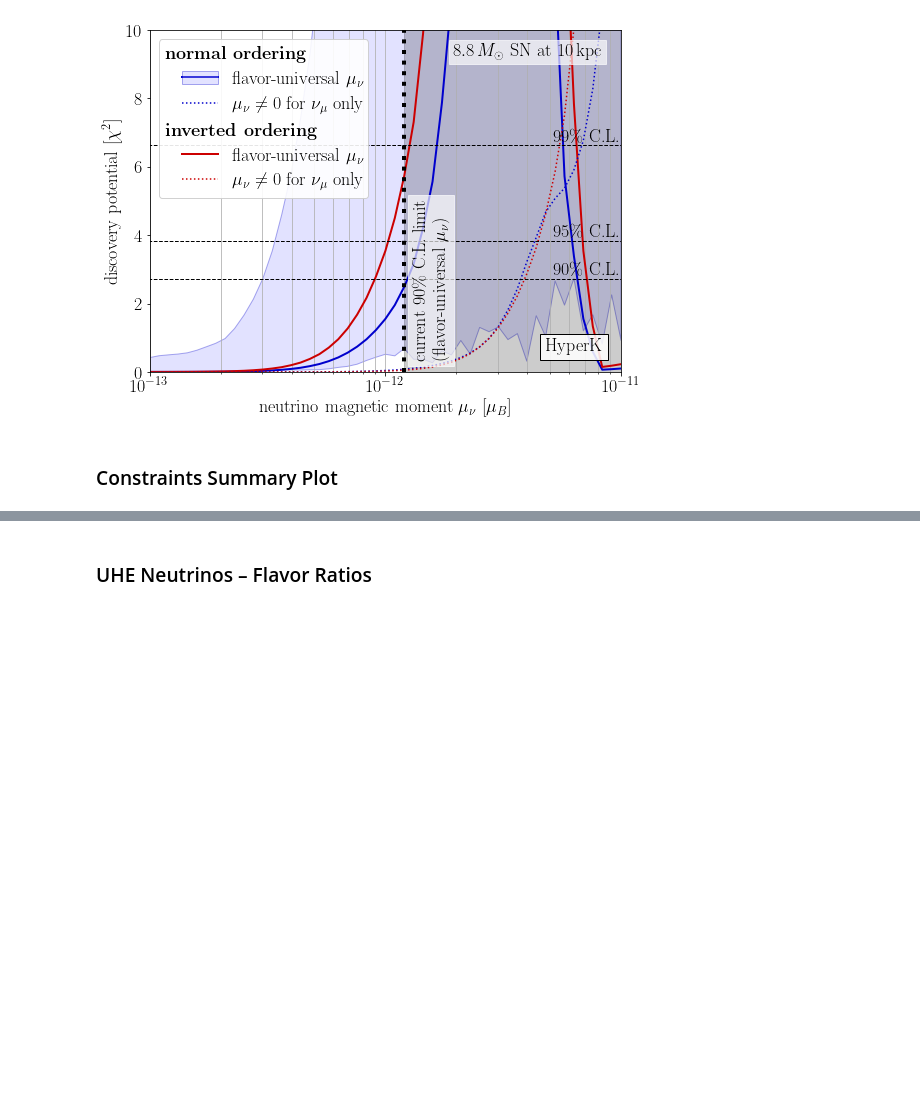
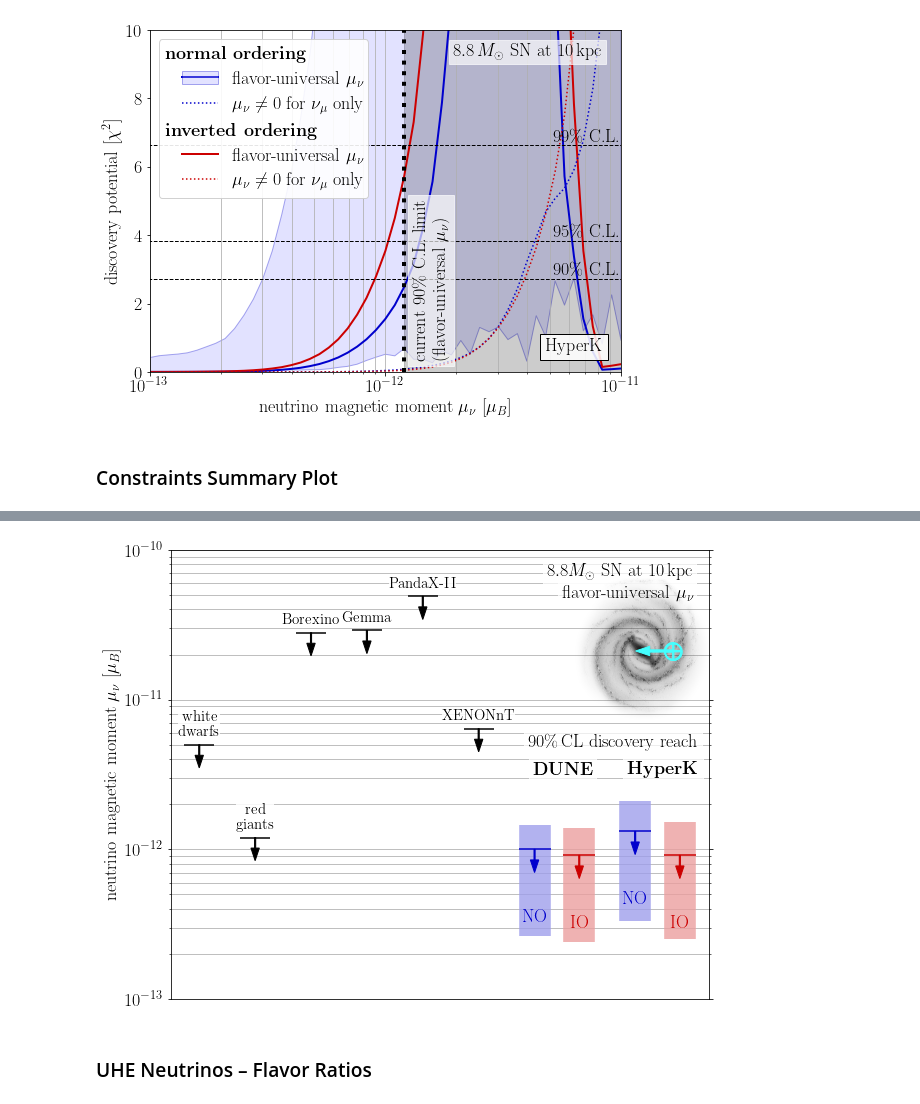
Before and after one commit to koppj/mm-astro-nu, a Jupyter notebook: SN_detection_turbulent.ipynb, the cells around one changed output, grey strips where cells are left out. Drawn from its saved outputs; the diff is of its cells as text; code cells hidden in the pictures; blank space fills up the shorter version.

```diff
--- a/SN_detection_turbulent.ipynb
+++ b/SN_detection_turbulent.ipynb
@@ -674,3 +605,94 @@ NameError: name 'mc' is not defined
+# %%
+limits = np.loadtxt('data/current-limits.dat')
+labels = [ "white \n dwarfs",
+           "red \n giants",
+           "Borexino",
+           "Gemma",
+           "PandaX-II",
+           "XENONnT" ]
+
+# compute limits based on our chi^2 data
+def find_limit(x, chi2_table, thr=2.71):
+    """determine at which x the function tabulated in chi2_table
+       first crosses the given threshold"""
+
+    chi2_table = chi2_table - min(chi2_table)
+    if np.count_nonzero(chi2_table > thr) == 0:
+        return np.inf
+    elif np.count_nonzero(chi2_table <= thr) == 0:
+        return x[0]
+    else:
+        return optimize.brentq( interpolate.interp1d(x, chi2_table - thr,
+                                                     bounds_error=False, fill_value=0.),
+                                                     a=x[0], b=x[(chi2_table>thr)][0])
+mu_limits = {}
+for mh in ['NH','IH']:
+    for s in ['muonly','allflavors']:
+        for exp in ['DUNE','HK']:
+            mu_limits[s,mh,exp] = np.array([ find_limit(mu_table, c) for c in chi2_table[s,mh,exp] ])
+
+# plot external limits
+fig, ax = plt.subplots(figsize=(9,7))
+ax.scatter(range(len(limits)), limits, s=900, marker='_', color="k", zorder=2.5)
+for i in range(len(limits)):
+    ax.arrow(i, limits[i], 0, -0.3*limits[i], head_length=0.15*limits[i], width=0.02,
+             head_width=0.15, length_includes_head=True, fc="k", ec="k", zorder=2.5)
+    ax.text(i, 1.15*limits[i], labels[i], color="k", ha="center", size=15,
+            bbox=dict(boxstyle='square,pad=0', fc='#ffffffdd', ec='None'))
+
+# plot our discovery reach
+k = i + 1
+q = 0.5 * 0.317311  # quantile we are interested in for the error bands - this is for 1\sigma
+for exp in ['DUNE','HK']:
+    for mh, my_color in zip(['NH','IH'], ['#0000cc','#cc0000']):
+        for s, my_ls in zip(['allflavors'], ['-']):
+            ax.plot([k,k], [np.quantile(mu_limits[s,mh,exp], q)/mu_b, np.quantile(mu_limits[s,mh,exp], 1-q)/mu_b],
+                    linewidth=np.sqrt(1000.), solid_capstyle='butt', color='white', alpha=0.7, zorder=2.1)
+            ax.plot([k,k], [np.quantile(mu_limits[s,mh,exp], q)/mu_b, np.quantile(mu_limits[s,mh,exp], 1-q)/mu_b],
+                    linewidth=np.sqrt(1000.), solid_capstyle='butt', color=my_color, alpha=0.3, zorder=2.2)
+            ax.scatter([k], mu_limits[s,mh,exp][0]/mu_b, s=1000, marker='_', color=my_color, zorder=2.3)
+            ax.arrow(k, mu_limits[s,mh,exp][0]/mu_b, 0, -0.3*mu_limits[s,mh,exp][0]/mu_b,
+                     head_length=0.15*mu_limits[s,mh,exp][0]/mu_b, width=0.02,
+                     head_width=0.15, length_includes_head=True, fc=my_color, ec=my_color, zorder=2.3)
+            ax.annotate('NO' if mh=='NH' else 'IO',
+                        (k, 0.4*mu_limits[s,mh,exp][0]/mu_b), va='top', ha='center', color=my_color)
+            k = k + .8
+    k = k + .2
+
+# inset showing line of sight
+axins = ax.inset_axes([.7, .6, .35, .35])
+mw_img = plt.imread('data/milky-way-no-labels.png')
+d_img  = 41.73 # kpc
+axins.imshow(mw_img, extent=[-d_img/2.,d_img/2.,-d_img/2.,d_img/2.],
+             cmap='gray', vmin=0, vmax=255, zorder=1)
+axins.axis('off')
+X_Earth = np.array([8.5,0,0]) # our location in the Milky Way
+axins.annotate(r'$\boldsymbol{\pmb\bigoplus}$', X_Earth[:2], color='#44ffff',
+               ha='center', va='center', size=18)
+axins.arrow(X_Earth[0], X_Earth[1], d/kpc * np.cos(phi_los), d/kpc * np.sin(phi_los),
+            color='#44ffff', length_includes_head=True, width=0.6,
+            head_width=2.5)
+
+# more annotations
+ax.annotate(r'90\%\,CL discovery reach', (7.4,4.6e-12), ha='center', va='bottom', backgroundcolor='#ffffffbb')
+ax.annotate(r'\bf DUNE',                 (6.5,3e-12), ha='center', va='bottom', backgroundcolor='#ffffffbb')
+ax.annotate(r'\bf HyperK',               (8.3,3e-12), ha='center', va='bottom', backgroundcolor='#ffffffbb')
+ax.annotate(r'$8.8 M_\odot$ SN at 10\,kpc', (0.97,0.97), xycoords='axes fraction',
+            ha='right', va='top', backgroundcolor='#ffffffbb')
+ax.annotate(r'flavor-universal $\mu_\nu$',  (0.97,0.92), xycoords='axes fraction',
+            ha='right', va='top', backgroundcolor='#ffffffbb')
+
+ax.set_yscale('log')
+ax.set_ylim(1e-13, 1e-10)
+ax.tick_params(axis='x', bottom=False, labelbottom=False)
+ax.tick_params(axis='y', which='both', right=True)
+ax.set_ylabel(r'neutrino magnetic moment $\mu_\nu$ [$\mu_B$]')
+plt.tight_layout()
+plt.grid(axis='y', which='both')
+plt.savefig("fig/limits.pdf")
+plt.show()
+# %% [output]
+[figure, added]
 # %% [markdown]
 ### UHE Neutrinos – Flavor Ratios
 # %%
```
Also changed, not shown: parts of 1 cell of this notebook, 1 other file.
